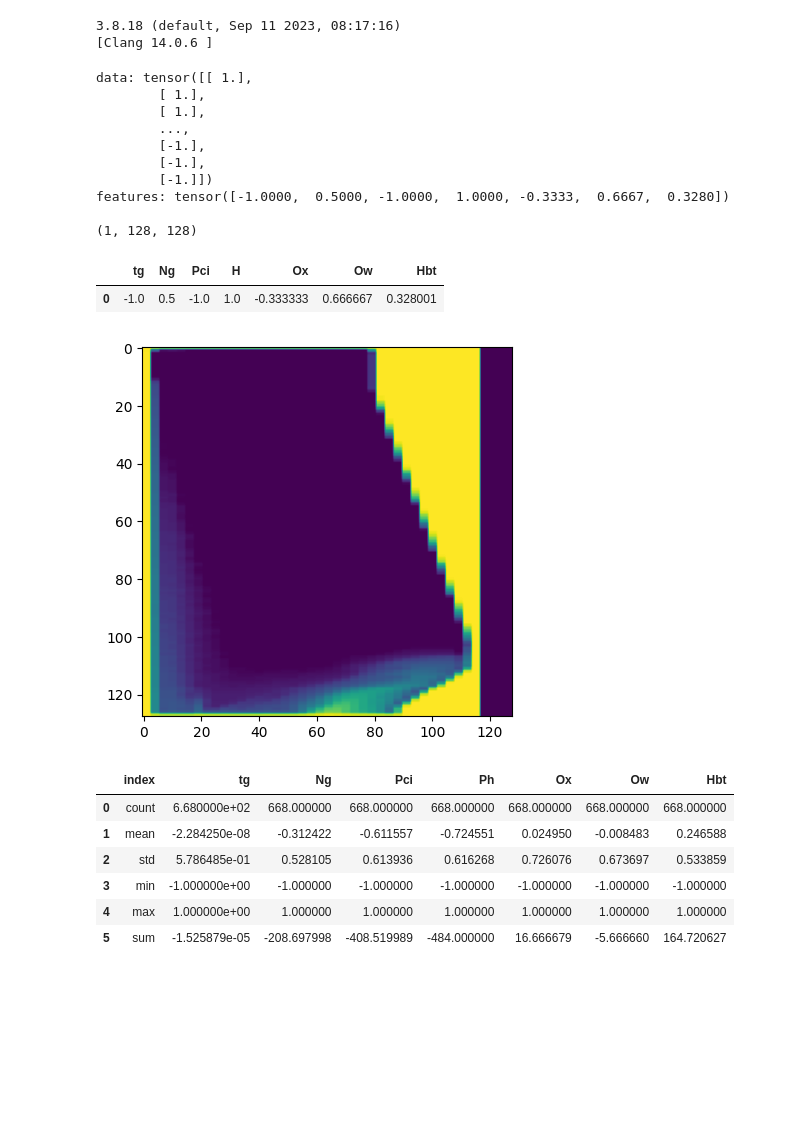
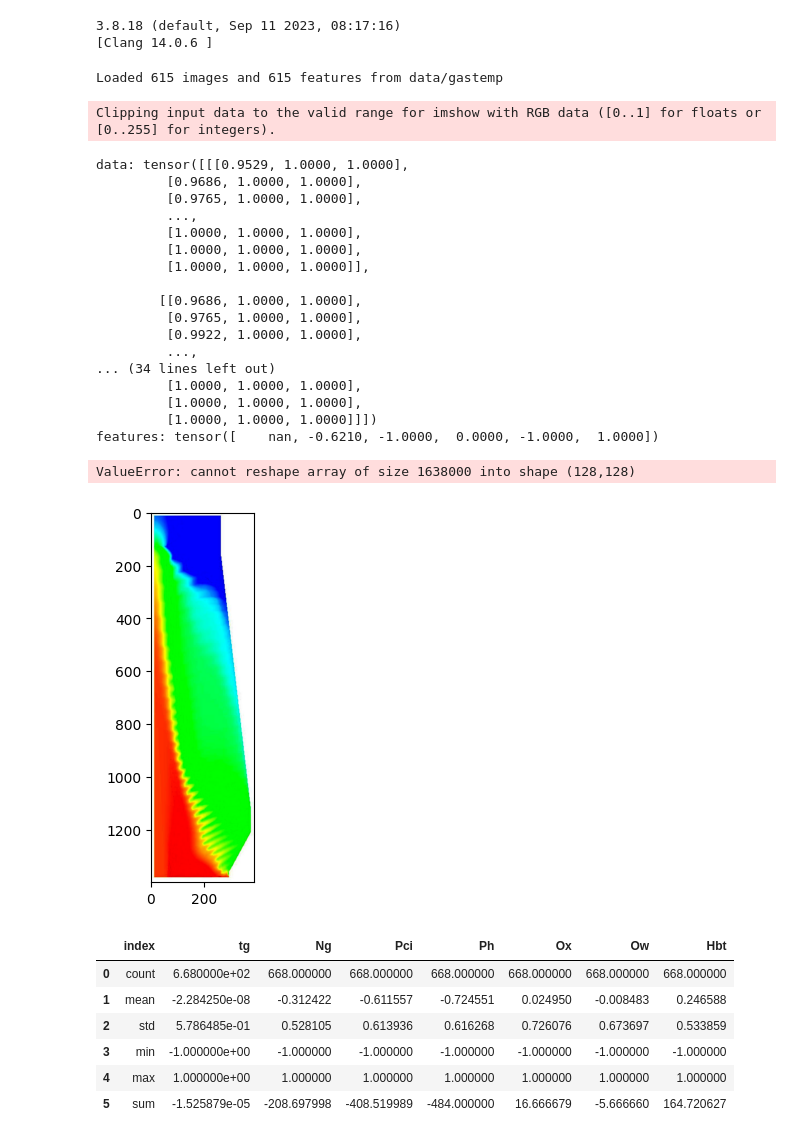
Before and after one commit to JoeyShapiro/blast-furnace-cgan, a Jupyter notebook: cgan-quality.ipynb, the cells around one changed output. Saved outputs shown, nothing was run; the diff lists cells and outputs as text; code cells hidden in the pictures; blank space fills up the shorter version.

Commit message:
got new data in

```diff
--- a/cgan-quality.ipynb
+++ b/cgan-quality.ipynb
@@ -155,6 +154,6 @@ class MyDataset(VisionDataset):
 # %%
 pixels = 128
-dataset = MyDataset(root='data', normalize=(-1, 1))
+dataset = MyDataset(root='data/gastemp', normalize=(-1, 1))
 datum = dataset[0]
 print(f"""
 data: {datum[0]}
@@ -164,46 +163,54 @@ features: {datum[1]}
 # convert data to image plot
 # TODO first pixel is bad
 img = np.array(datum[0])
 plt.imshow(img)
 
 # img = img.reshape(-1, 128, 128)
 # img = Image.fromarray((img * 255).astype(np.uint8)[0])
 # plt.imshow(img)
 # img2 = np.array(datum[0])
 # img2 = img2[:-16].reshape(140, 39)
 # plt.imshow(img2)
 
 # downscale to 74x74
 # remove the padding
 # img = img[:-4].reshape(-1, 140, 39*3)
 img = img.reshape(-1, pixels, pixels)
 # img = F.interpolate(torch.Tensor(img).unsqueeze(0), size=(140, 39), mode='nearest').squeeze(0).numpy()
 print(img.shape)
 img = Image.fromarray((img * 255).astype(np.uint8)[0])
 plt.imshow(img)
 
 # convert features to dataframe
 # TODO not correct, but ai guessed the labels, so its funny
 # Ng = Nitrogen, Pci = Pesticide, H = Humidity, Wp = Watering pattern, Ph = pH, 0x = 0x, 0w = 0w, Hbt = Habitat, Wm = Weed management, Wr = Weather
 labels = [ 'tg', 'Ng', 'Pci', 'H', 'Wp', 'Ph', 'Ox', 'Ow', 'Hbt', 'Wm', 'Wr' ]
 labels = [ 'tg', 'Ng', 'Pci', 'H', 'Ox', 'Ow', 'Hbt' ]
 conditions = np.array(datum[1])
 features = pd.DataFrame([conditions], columns=labels)
 display(features)
 # %% [output]
-data: tensor([[ 1.],
-        [ 1.],
-        [ 1.],
-        ...,
-        [-1.],
-        [-1.],
-        [-1.]])
-features: tensor([-1.0000,  0.5000, -1.0000,  1.0000, -0.3333,  0.6667,  0.3280])
-
-(1, 128, 128)
+Loaded 615 images and 615 features from data/gastemp
-|  | tg | Ng | Pci | H | Ox | Ow | Hbt |
-| 0 | -1.0 | 0.5 | -1.0 | 1.0 | -0.333333 | 0.666667 | 0.328001 |
+Clipping input data to the valid range for imshow with RGB data ([0..1] for floats or [0..255] for integers).
+data: tensor([[[0.9529, 1.0000, 1.0000],
+         [0.9686, 1.0000, 1.0000],
+         [0.9765, 1.0000, 1.0000],
+         ...,
+         [1.0000, 1.0000, 1.0000],
+         [1.0000, 1.0000, 1.0000],
+         [1.0000, 1.0000, 1.0000]],
+
+        [[0.9686, 1.0000, 1.0000],
+         [0.9765, 1.0000, 1.0000],
+         [0.9922, 1.0000, 1.0000],
+         ...,
+... (34 lines left out)
+         [1.0000, 1.0000, 1.0000],
+         [1.0000, 1.0000, 1.0000],
+         [1.0000, 1.0000, 1.0000]]])
+features: tensor([    nan, -0.6210, -1.0000,  0.0000, -1.0000,  1.0000])
+ValueError: cannot reshape array of size 1638000 into shape (128,128)
-[figure, old version]
+[figure, new version]
 # %%
 # get the count, mean, std, min, max, and sum of each column
 df_aggregated = dataset.features.agg(['count', 'mean', 'std', 'min', 'max', 'sum']).reset_index()
```
Also changed, not shown: parts of 2 cells of this notebook, 1 other file.
